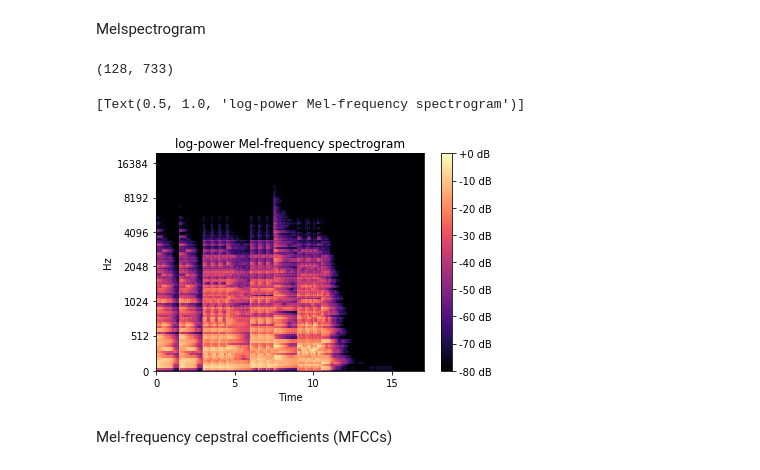
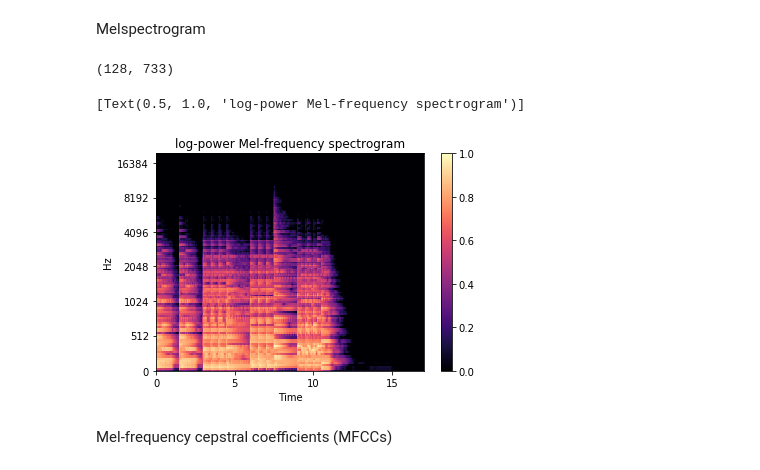
Before and after one commit to asahicantu/DAT5502021, a Jupyter notebook: dat550-2021-final-project.ipynb, the cells around one changed output. Saved outputs shown, nothing was run; the diff lists cells and outputs as text; code cells hidden in the pictures.

```diff
--- a/dat550-2021-final-project.ipynb
+++ b/dat550-2021-final-project.ipynb
@@ -255,17 +255,17 @@ Melspectrogram
 # %%
 from feature_extraction import *
 Mel_Spec, sample_rate = wav_to_melspec('example.wav', n_mels=128, max_freq=20000)
 
 # plot just for visualization
 print(Mel_Spec.shape)
 fig, ax = plt.subplots()
 img = librosa.display.specshow(Mel_Spec, x_axis='time', y_axis='mel', sr=sr, fmax=20000, ax=ax)
-fig.colorbar(img, ax=ax, format='%+2.0f dB')
+fig.colorbar(img, ax=ax)
 ax.set(title='log-power Mel-frequency spectrogram')
 # %% [output]
 (128, 733)
 [Text(0.5, 1.0, 'log-power Mel-frequency spectrogram')]
-[figure, old version]
+[figure, new version]
 # %% [markdown]
 Mel-frequency cepstral coefficients (MFCCs)
 # %%
```
Also changed, not shown: parts of 7 cells of this notebook, 1 other file.
